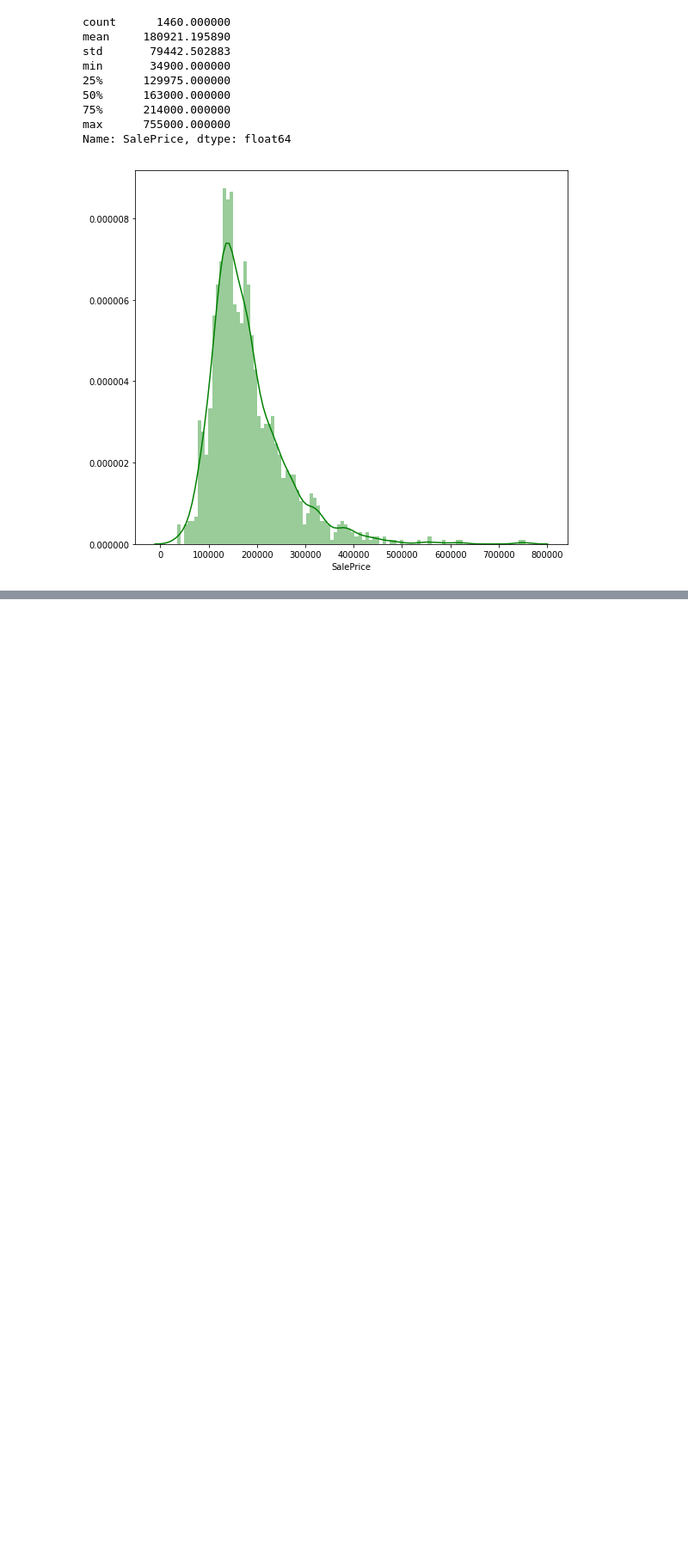
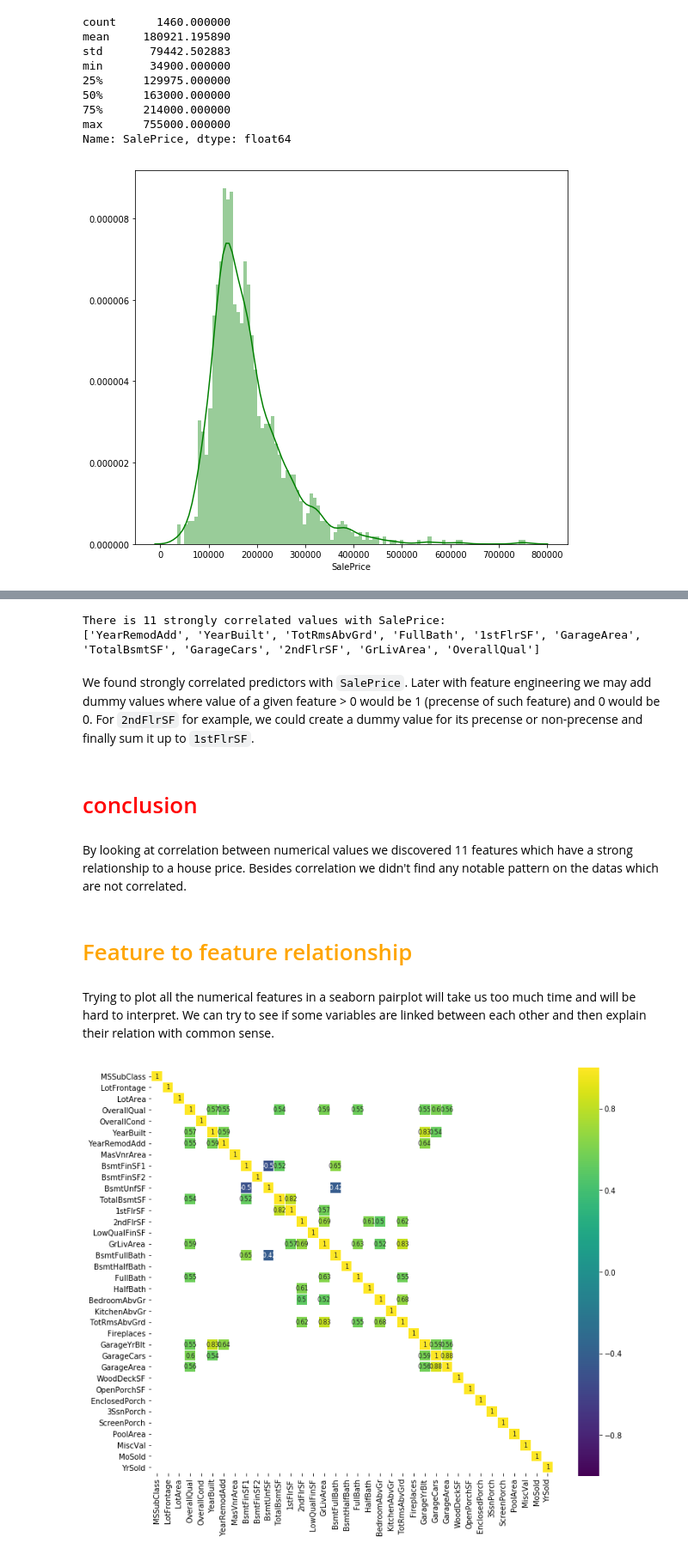
Before and after one commit to genii06127/test, a Jupyter notebook: data_exploratory.ipynb, the cells around one changed output, grey strips where cells are left out. Shown at 86% size. Drawn from its saved outputs; the diff is of its cells as text; code cells hidden in the pictures; blank space fills up the shorter version.

```diff
--- a/data_exploratory.ipynb
+++ b/data_exploratory.ipynb
@@ -65,0 +219,26 @@ Name: SalePrice, dtype: float64
+# %%
+golden_features_list = [key for key, value in all_correlations if abs(value) >= 0.5]
+print("There is {} strongly correlated values with SalePrice:\n{}".format(len(golden_features_list), golden_features_list))
+# %% [output]
+There is 11 strongly correlated values with SalePrice:
+['YearRemodAdd', 'YearBuilt', 'TotRmsAbvGrd', 'FullBath', '1stFlrSF', 'GarageArea', 'TotalBsmtSF', 'GarageCars', '2ndFlrSF', 'GrLivArea', 'OverallQual']
+# %% [markdown]
+We found strongly correlated predictors with `SalePrice`. Later with feature engineering we may add dummy values where value of a given feature > 0 would be 1 (precense of such feature) and 0 would be 0.
+For `2ndFlrSF` for example, we could create a dummy value for its precense or non-precense and finally sum it up to `1stFlrSF`.
+# %% [markdown]
+# <font color = 'red'>conclusion</font>
+# %% [markdown]
+By looking at correlation between numerical values we discovered 11 features which have a strong relationship to a house price. Besides correlation we didn't find any notable pattern on the datas which are not correlated.
+# %% [markdown]
+# <font color = 'orange'>Feature to feature relationship</font>
+# %% [markdown]
+Trying to plot all the numerical features in a seaborn pairplot will take us too much time and will be hard to interpret. We can try to see if some variables are linked between each other and then explain their relation with common sense.
+# %%
+corr = df_num.drop('SalePrice', axis=1).corr() # We already examined SalePrice correlations
+plt.figure(figsize=(12, 10))
+
+sns.heatmap(corr[(corr >= 0.5) | (corr <= -0.4)],
+            cmap='viridis', vmax=1.0, vmin=-1.0, linewidths=0.1,
+            annot=True, annot_kws={"size": 8}, square=True);
+# %% [output]
+[figure, added]
```
Also changed, not shown: parts of 46 cells of this notebook.
